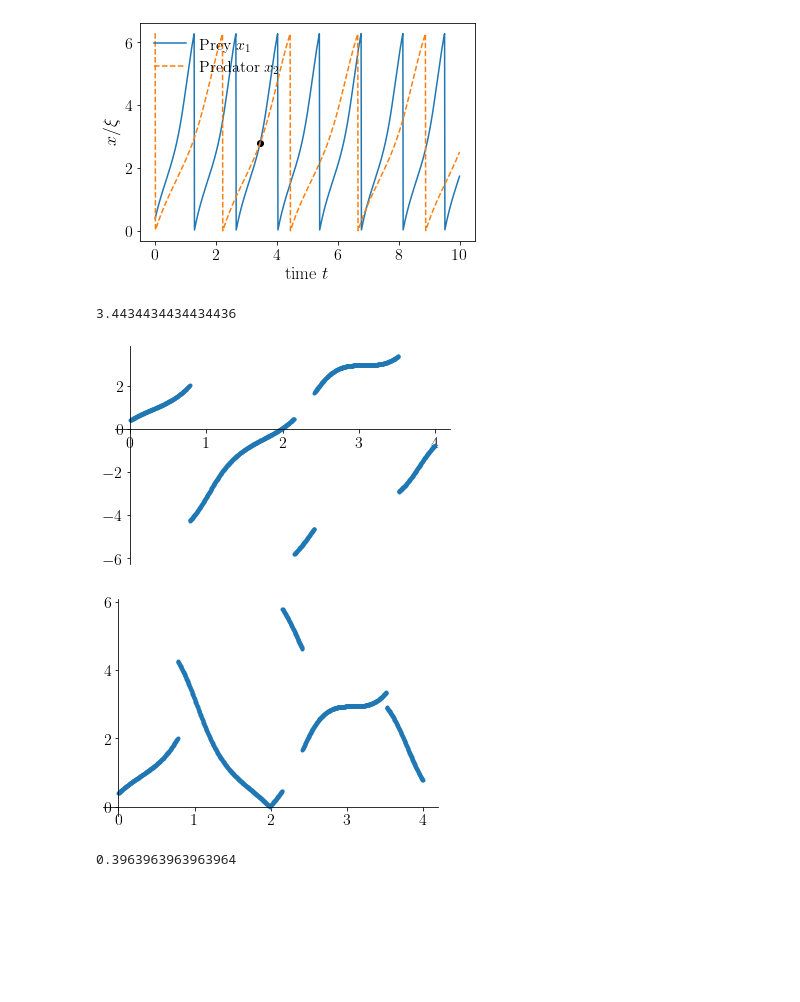
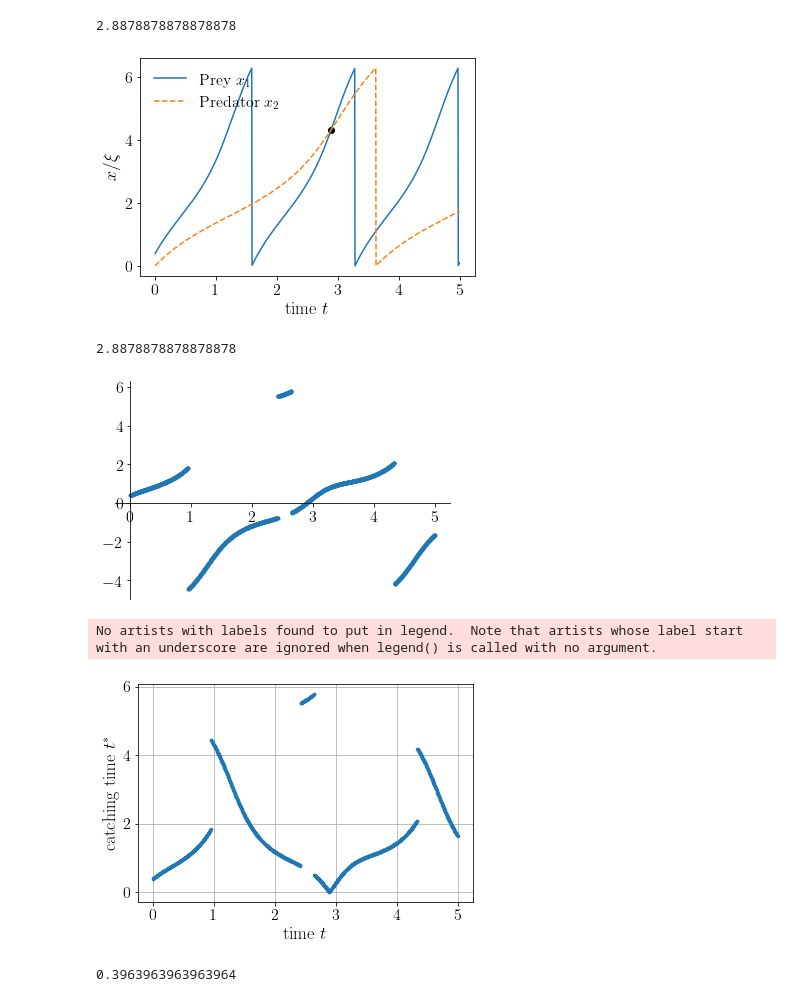
Before and after one commit to hawkerfriedrice/PredPreyDynamicsPeriodicBoundary, a Jupyter notebook: T_Catching_Time.ipynb, the cells around one changed output. Drawn from its saved outputs; the diff is of its cells as text; code cells hidden in the pictures; blank space fills up the shorter version.

```diff
--- a/T_Catching_Time.ipynb
+++ b/T_Catching_Time.ipynb
@@ -76,11 +76,11 @@ def catchtime_prime(time):
 def catchtime_prime2(time):
     return x1_dotdot(time,l_m1,l_v1,l_x1)-x2_dotdot(time,l_m2,l_v2,l_x2)
 
-l_m1=2
-l_v1=5
+l_m1=1.5
+l_v1=4
 l_m2=1
-l_v2=3
-l_time=np.linspace(0,10,1000)
+l_v2=2
+l_time=np.linspace(0,5,1000)
 
 xs1 = x1_sol(l_time,l_m1,l_v1,l_x1)
 xs2 = x2_sol(l_time,l_m2,l_v2,l_x2)
@@ -130,10 +130,11 @@ plt.plot(l_time, xs2, "--", label="Predator $x_2$")
 #     xs3 += 2*np.pi
 
 ctime = np.absolute(catchtime(l_time))
-index = find_closest(ctime,0)
-catch = l_time[index]
-if np.abs(ctime[index] - 0) > 1:
-    catch = -1
+catch = 0
+for ctime_value, time in zip(ctime, l_time):
+    if ctime_value-catch < 0.01:
+        catch = time
+        break
 
 xs3 = x1_sol(catch,l_m1,l_v1,l_x1)
 if xs3>2*np.pi:
@@ -150,8 +151,9 @@ plt.show()
 
 print(catch)
 # %% [output]
+2.8878878878878878
-[figure, old version]
+[figure, new version]
-3.4434434434434436
+2.8878878878878878
 # %%
 fig, ax = plt.subplots()
 ax.plot(l_time, catchtime(l_time),".", label="Prey $x_1$")
@@ -173,29 +175,36 @@ ax.xaxis.tick_bottom()
 
 plt.show()
 # %% [output]
-[figure, old version]
+[figure, new version]
 # %%
 fig, ax = plt.subplots()
-ax.plot(l_time, np.absolute(catchtime(l_time)),".", label="Prey $x_1$")
+ax.plot(l_time, np.absolute(catchtime(l_time)), ".", ms=5)
 
 
-# set the x-spine
-ax.spines['left'].set_position('zero')
+# # set the x-spine
+# ax.spines['left'].set_position('zero')
 
-# turn off the right spine/ticks
-ax.spines['right'].set_color('none')
-ax.yaxis.tick_left()
+# # turn off the right spine/ticks
+# ax.spines['right'].set_color('none')
+# ax.yaxis.tick_left()
 
-# set the y-spine
-ax.spines['bottom'].set_position('zero')
+# # set the y-spine
+# ax.spines['bottom'].set_position('zero')
 
-# turn off the top spine/ticks
-ax.spines['top'].set_color('none')
-ax.xaxis.tick_bottom()
+# # turn off the top spine/ticks
+# ax.spines['top'].set_color('none')
+# ax.xaxis.tick_bottom()
+ax.grid()
+
+plt.legend(frameon=False)
+plt.xlabel("time $t$")
+plt.ylabel("catching time $t^*$")
+plt.savefig("absolutecatch.png", dpi=300, bbox_inches='tight')
 
 plt.show()
 # %% [output]
+No artists with labels found to put in legend.  Note that artists whose label start with an underscore are ignored when legend() is called with no argument.
-[figure, old version]
+[figure, new version]
 # %%
 ctime = np.absolute(catchtime(l_time))
 catch = 0
```
Also changed, not shown: 7 other files.
